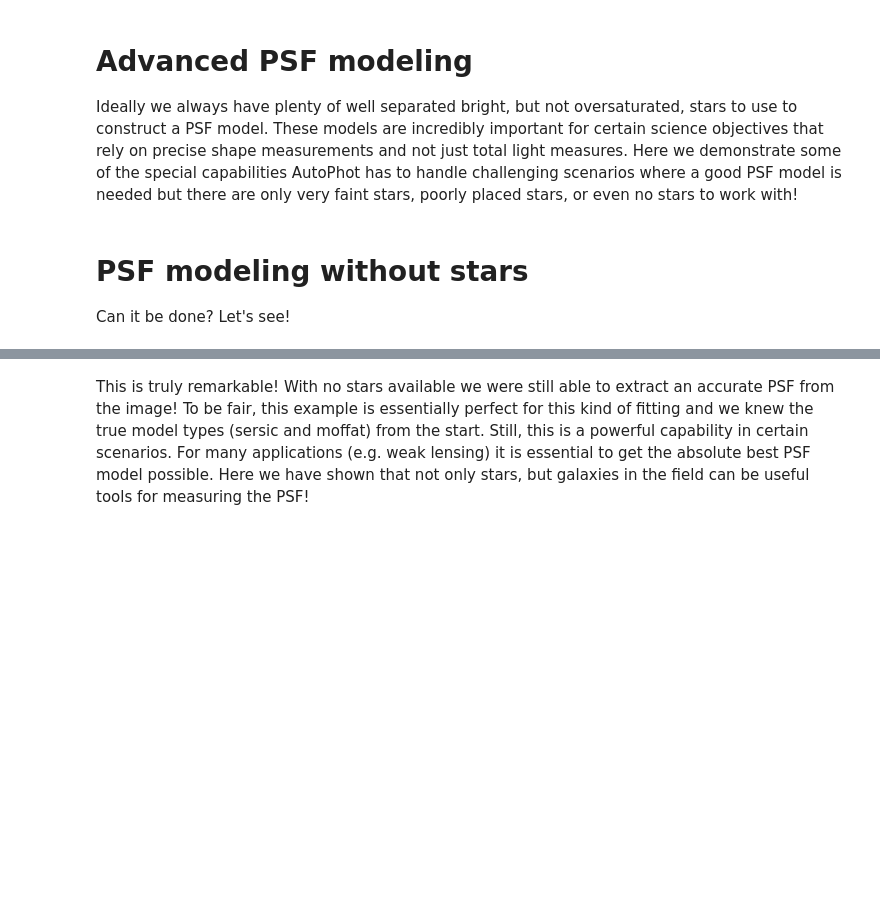
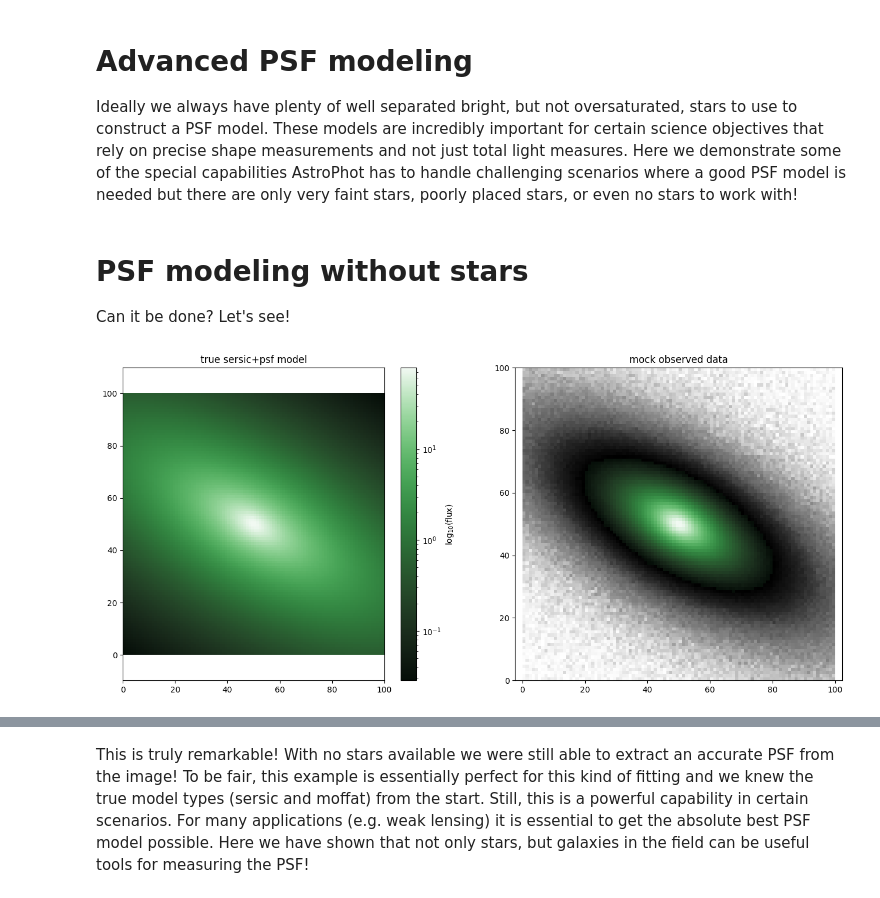
Before and after one commit to Autostronomy/AstroPhot, a Jupyter notebook: docs/tutorials/AdvancedPSFModels.ipynb, the cells around one changed output, grey strips where cells are left out. Saved outputs shown, nothing was run; the diff lists cells and outputs as text; code cells hidden in the pictures; blank space fills up the shorter version.

```diff
--- a/docs/tutorials/AdvancedPSFModels.ipynb
+++ b/docs/tutorials/AdvancedPSFModels.ipynb
@@ -1,5 +1,5 @@
 # %% [markdown]
 # Advanced PSF modeling
 
-Ideally we always have plenty of well separated bright, but not oversaturated, stars to use to construct a PSF model. These models are incredibly important for certain science objectives that rely on precise shape measurements and not just total light measures. Here we demonstrate some of the special capabilities AutoPhot has to handle challenging scenarios where a good PSF model is needed but there are only very faint stars, poorly placed stars, or even no stars to work with!
+Ideally we always have plenty of well separated bright, but not oversaturated, stars to use to construct a PSF model. These models are incredibly important for certain science objectives that rely on precise shape measurements and not just total light measures. Here we demonstrate some of the special capabilities AstroPhot has to handle challenging scenarios where a good PSF model is needed but there are only very faint stars, poorly placed stars, or even no stars to work with!
 # %%
@@ -29,34 +29,36 @@ target = ap.image.Target_Image(
     pixelscale = 1.,
     psf = true_psf,
 )
 
-true_model = ap.models.AutoPhot_Model(
+true_model = ap.models.AstroPhot_Model(
     name = "true model",
     model_type = "sersic galaxy model",
     target = target,
     parameters = {
         "center": [50.,50.],
         "q": 0.4,
         "PA": np.pi/3,
         "n": 2,
         "Re": 25,
         "Ie": 1,
     },
     psf_mode = "full",
 )
 
 # use the true model to make some data
 sample = true_model()
 torch.manual_seed(61803398)
 target.data = sample.data + torch.normal(torch.zeros_like(sample.data), 0.1)
 target.variance = 0.01*torch.ones_like(sample.data)
 
 fig, ax = plt.subplots(1,2, figsize = (16,7))
 ap.plots.model_image(fig, ax[0], true_model)
 ap.plots.target_image(fig, ax[1], target)
 ax[0].set_title("true sersic+psf model")
 ax[1].set_title("mock observed data")
 plt.show()
+# %% [output]
+[figure, added]
 # %%
 # Now we will try and fit the data using just a plain sersic
 
```
Also changed, not shown: parts of 11 cells of this notebook, 25 other files.
